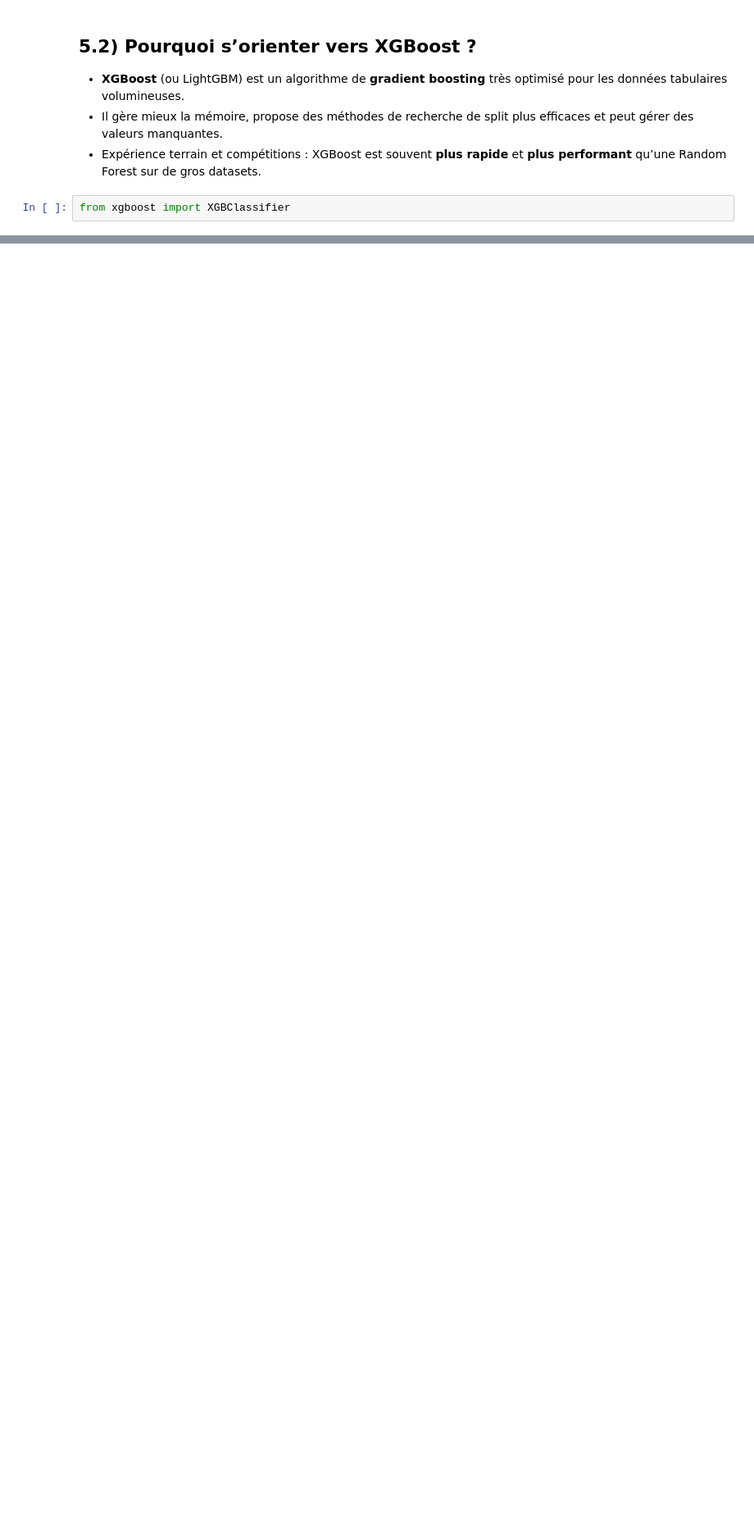
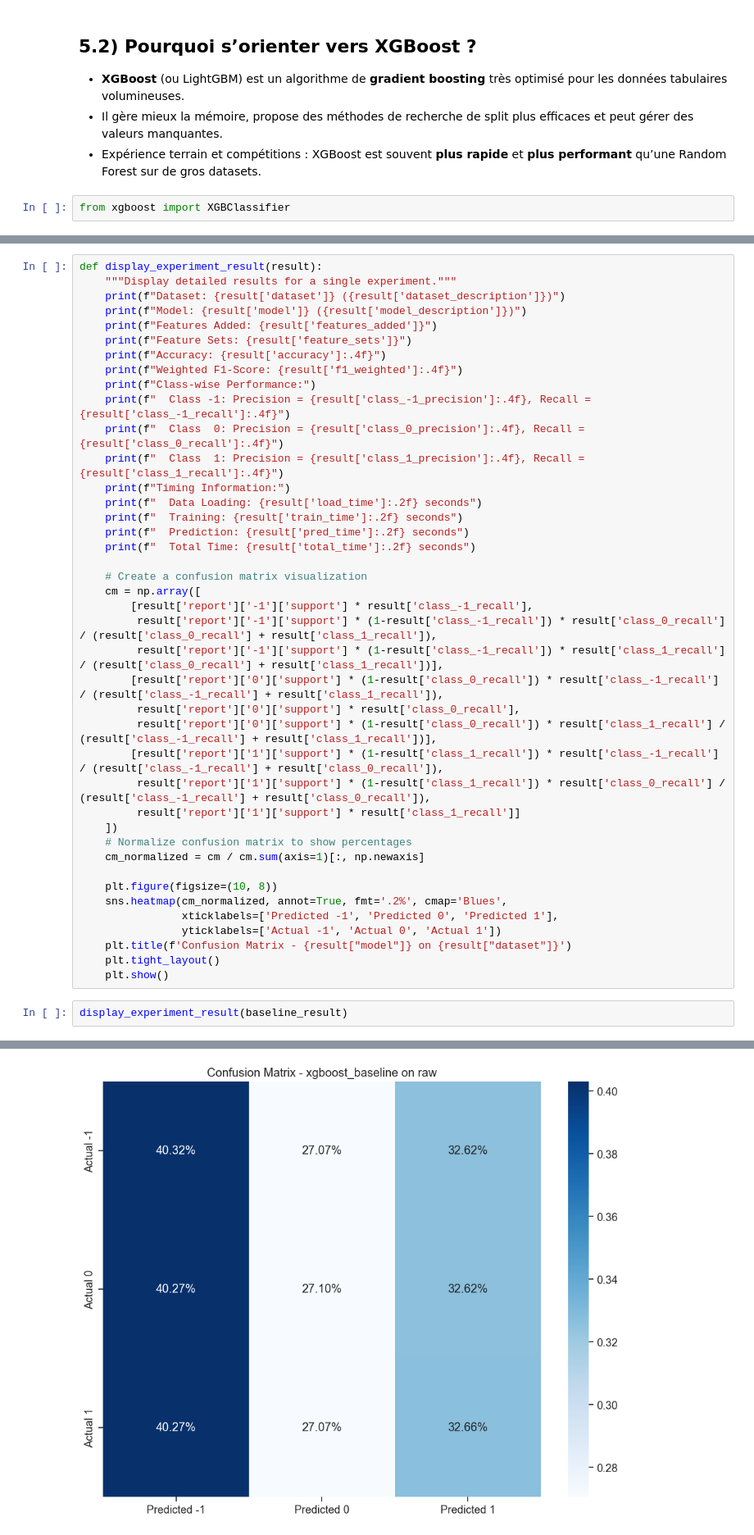
Before and after one commit to Julien-Zanin/ML-DataChallenge, a Jupyter notebook: projet_redac.ipynb, the cells around one changed output, grey strips where cells are left out. Shown at 82% size. Cells and saved outputs as stored; diff of their text form; blank space fills up the shorter version.

```diff
--- a/projet_redac.ipynb
+++ b/projet_redac.ipynb
@@ -223,0 +487,44 @@ Nous allons explorer plusieurs approches afin d'optimiser notre pipeline de pré
+# %%
+def display_experiment_result(result):
+    """Display detailed results for a single experiment."""
+    print(f"Dataset: {result['dataset']} ({result['dataset_description']})")
+    print(f"Model: {result['model']} ({result['model_description']})")
+    print(f"Features Added: {result['features_added']}")
+    print(f"Feature Sets: {result['feature_sets']}")
+    print(f"Accuracy: {result['accuracy']:.4f}")
+    print(f"Weighted F1-Score: {result['f1_weighted']:.4f}")
+    print(f"Class-wise Performance:")
+    print(f"  Class -1: Precision = {result['class_-1_precision']:.4f}, Recall = {result['class_-1_recall']:.4f}")
+    print(f"  Class  0: Precision = {result['class_0_precision']:.4f}, Recall = {result['class_0_recall']:.4f}")
+    print(f"  Class  1: Precision = {result['class_1_precision']:.4f}, Recall = {result['class_1_recall']:.4f}")
+    print(f"Timing Information:")
+    print(f"  Data Loading: {result['load_time']:.2f} seconds")
+    print(f"  Training: {result['train_time']:.2f} seconds")
+    print(f"  Prediction: {result['pred_time']:.2f} seconds")
+    print(f"  Total Time: {result['total_time']:.2f} seconds")
+
+    # Create a confusion matrix visualization
+    cm = np.array([
+        [result['report']['-1']['support'] * result['class_-1_recall'],
+         result['report']['-1']['support'] * (1-result['class_-1_recall']) * result['class_0_recall'] / (result['class_0_recall'] + result['class_1_recall']),
+         result['report']['-1']['support'] * (1-result['class_-1_recall']) * result['class_1_recall'] / (result['class_0_recall'] + result['class_1_recall'])],
+        [result['report']['0']['support'] * (1-result['class_0_recall']) * result['class_-1_recall'] / (result['class_-1_recall'] + result['class_1_recall']),
+         result['report']['0']['support'] * result['class_0_recall'],
+         result['report']['0']['support'] * (1-result['class_0_recall']) * result['class_1_recall'] / (result['class_-1_recall'] + result['class_1_recall'])],
+        [result['report']['1']['support'] * (1-result['class_1_recall']) * result['class_-1_recall'] / (result['class_-1_recall'] + result['class_0_recall']),
+         result['report']['1']['support'] * (1-result['class_1_recall']) * result['class_0_recall'] / (result['class_-1_recall'] + result['class_0_recall']),
+         result['report']['1']['support'] * result['class_1_recall']]
+    ])
+    # Normalize confusion matrix to show percentages
+    cm_normalized = cm / cm.sum(axis=1)[:, np.newaxis]
+
+    plt.figure(figsize=(10, 8))
+    sns.heatmap(cm_normalized, annot=True, fmt='.2%', cmap='Blues',
+                xticklabels=['Predicted -1', 'Predicted 0', 'Predicted 1'],
+                yticklabels=['Actual -1', 'Actual 0', 'Actual 1'])
+    plt.title(f'Confusion Matrix - {result["model"]} on {result["dataset"]}')
+    plt.tight_layout()
+    plt.show()
+# %%
+display_experiment_result(baseline_result)
+# %% [output]
@@ -223,0 +546 @@ Nous allons explorer plusieurs approches afin d'optimiser notre pipeline de pré
+[figure, added]
```
Also changed, not shown: parts of 27 cells of this notebook, 13 other files.
